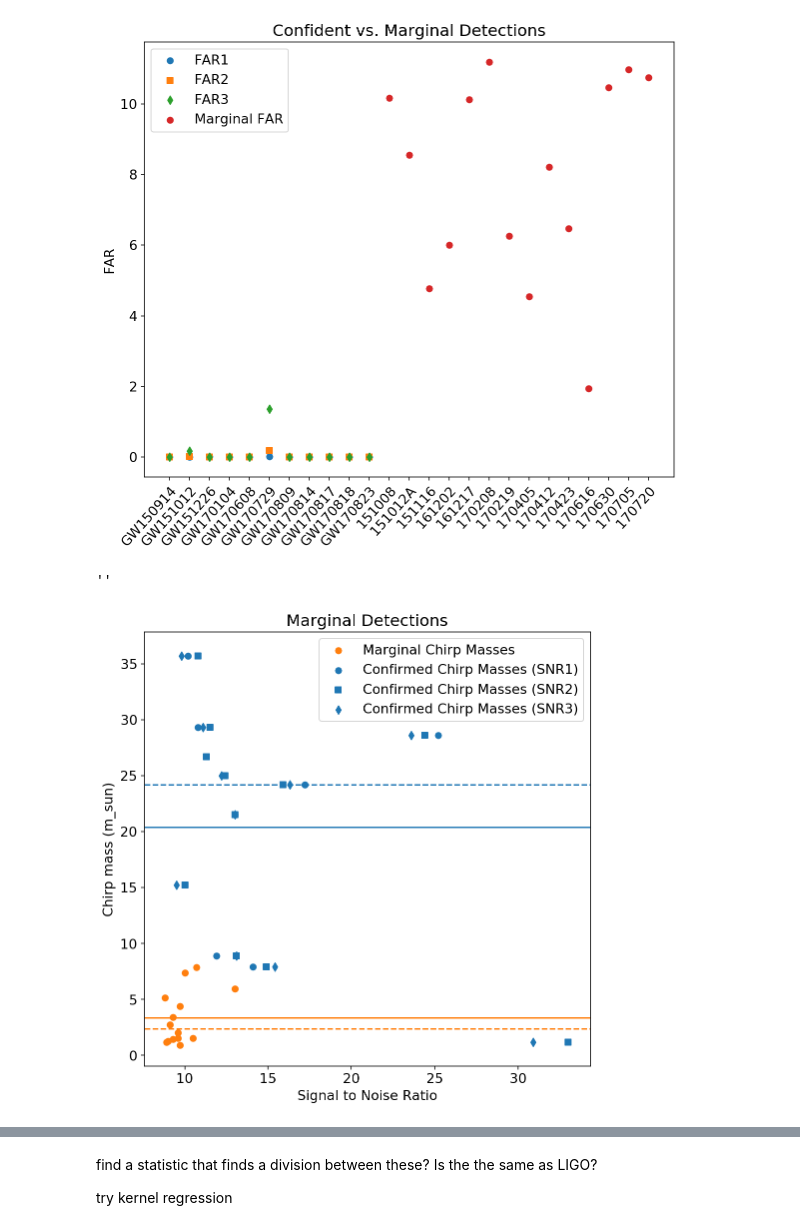
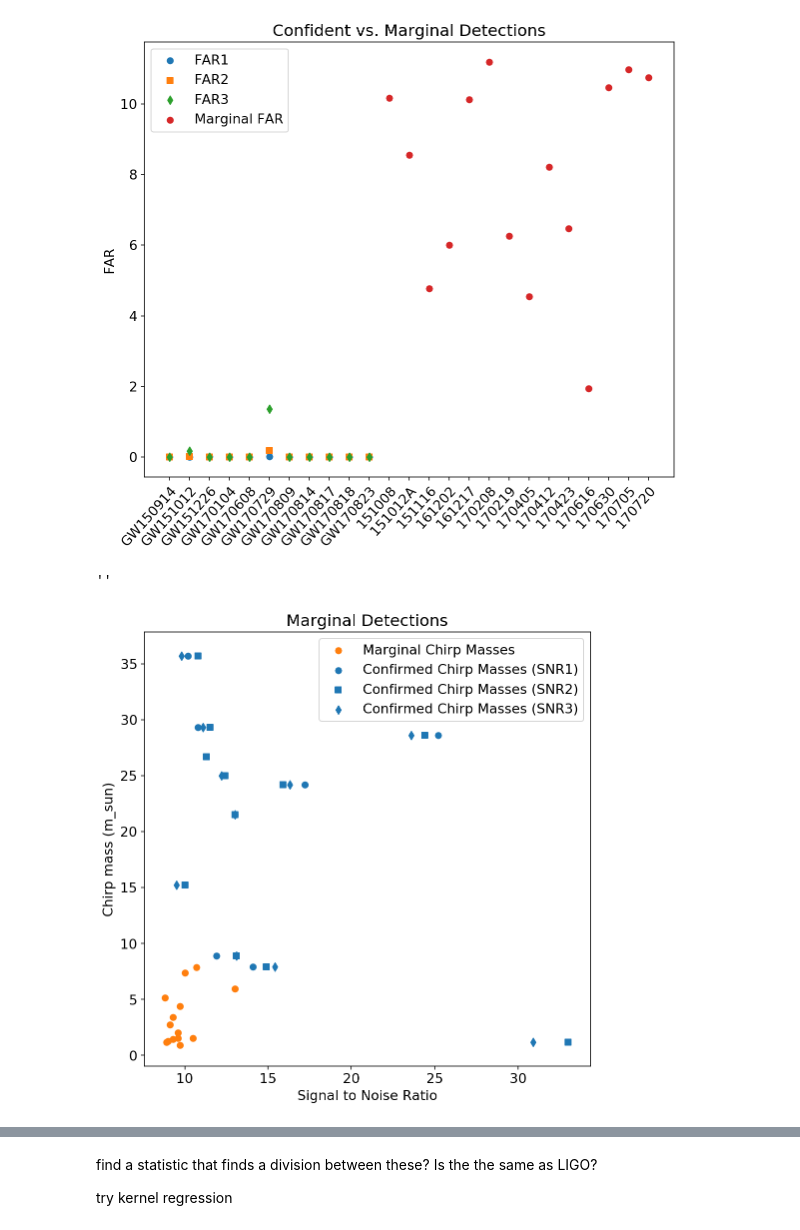
Before and after one commit to charlotteolsen/astrostats_GWproject, a Jupyter notebook: GW_project_massplots.ipynb, the cells around one changed output, grey strips where cells are left out. Saved outputs shown, nothing was run; the diff lists cells and outputs as text; code cells hidden in the pictures.

Commit message:
Add kmeans and clean up linmix plot

```diff
--- a/GW_project_massplots.ipynb
+++ b/GW_project_massplots.ipynb
@@ -617,28 +650,28 @@ plt.savefig('Marg_far.pdf');
 # %%
 fig, ax = plt.subplots(figsize = (8,8))
 #ax.errorbar(eventlist,c_mass, yerr = (c_dnerr,c_uperr), label = 'Confirmed Chirp Masses',
 #            linestyle = '', capsize = 6, marker = 'o')
 ax.scatter(mg_snr,mg_mass, label = 'Marginal Chirp Masses', marker = 'o', color = 'C1')
 ax.scatter(snr1_conf,c_mass, label = 'Confirmed Chirp Masses (SNR1)', marker = 'o', color = 'C0')
 ax.scatter(snr2_conf,c_mass, label = 'Confirmed Chirp Masses (SNR2)', marker = 's', color = 'C0')
 ax.scatter(snr3_conf,c_mass, label = 'Confirmed Chirp Masses (SNR3)', marker = 'd', color = 'C0')
 
-ax.axhline(c_ave, color = 'C0')
-ax.axhline(mg_ave, color = 'C1')
+#ax.axhline(c_ave, color = 'C0')
+#ax.axhline(mg_ave, color = 'C1')
 
-ax.axhline(c_med, color = 'C0', linestyle = '--')
-ax.axhline(mg_med, color = 'C1', linestyle = '--')
+#ax.axhline(c_med, color = 'C0', linestyle = '--')
+#ax.axhline(mg_med, color = 'C1', linestyle = '--')
 
 plt.xlabel('Signal to Noise Ratio')
 plt.ylabel('Chirp mass (m_sun)')
 plt.title('Marginal Detections')
 
 
 
 ax.legend(frameon=True)
 
 plt.savefig('Marg_chirpvsnr.pdf')
 ;
 # %% [output]
 ''
-[figure, old version]
+[figure, new version]
```
Also changed, not shown: parts of 10 cells of this notebook.
